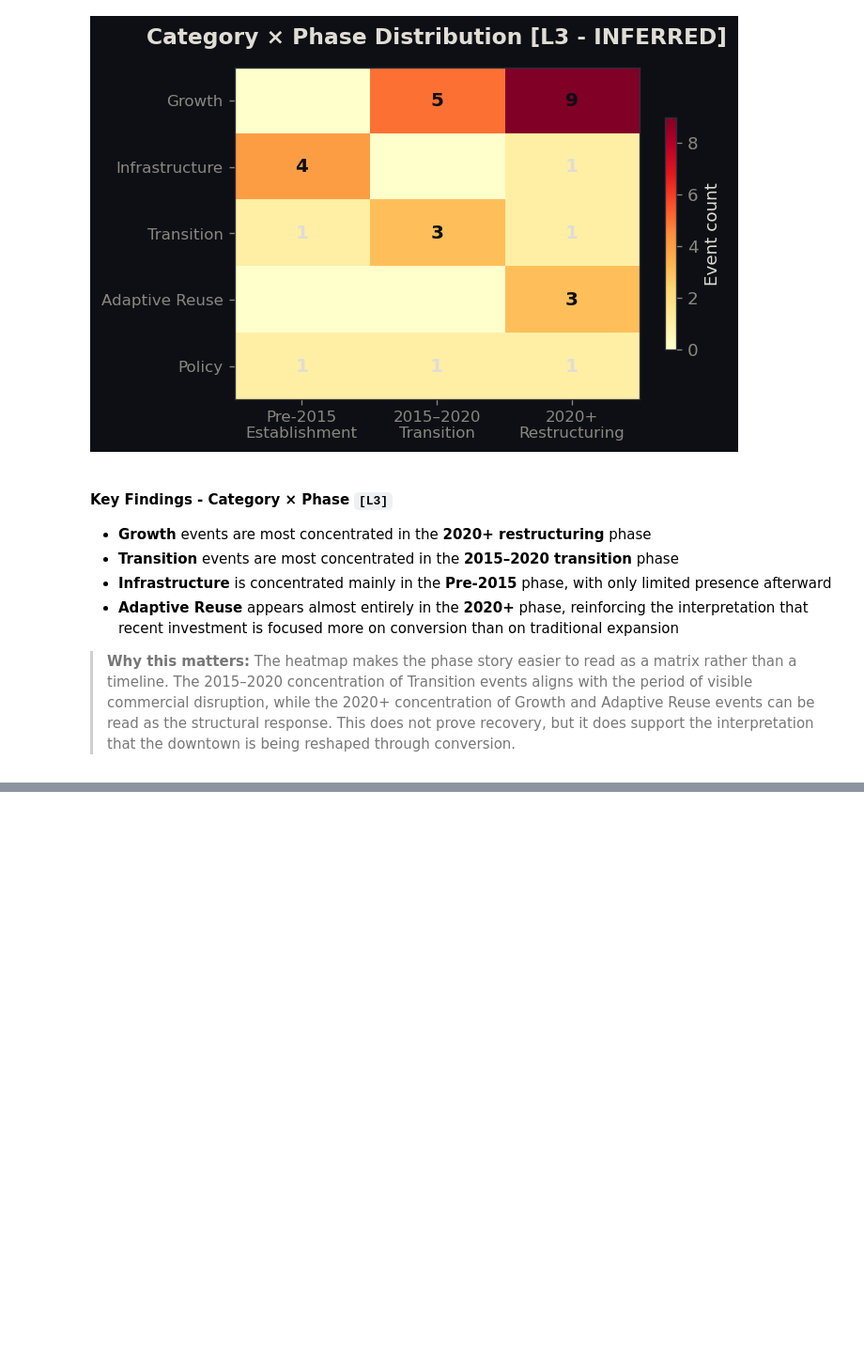
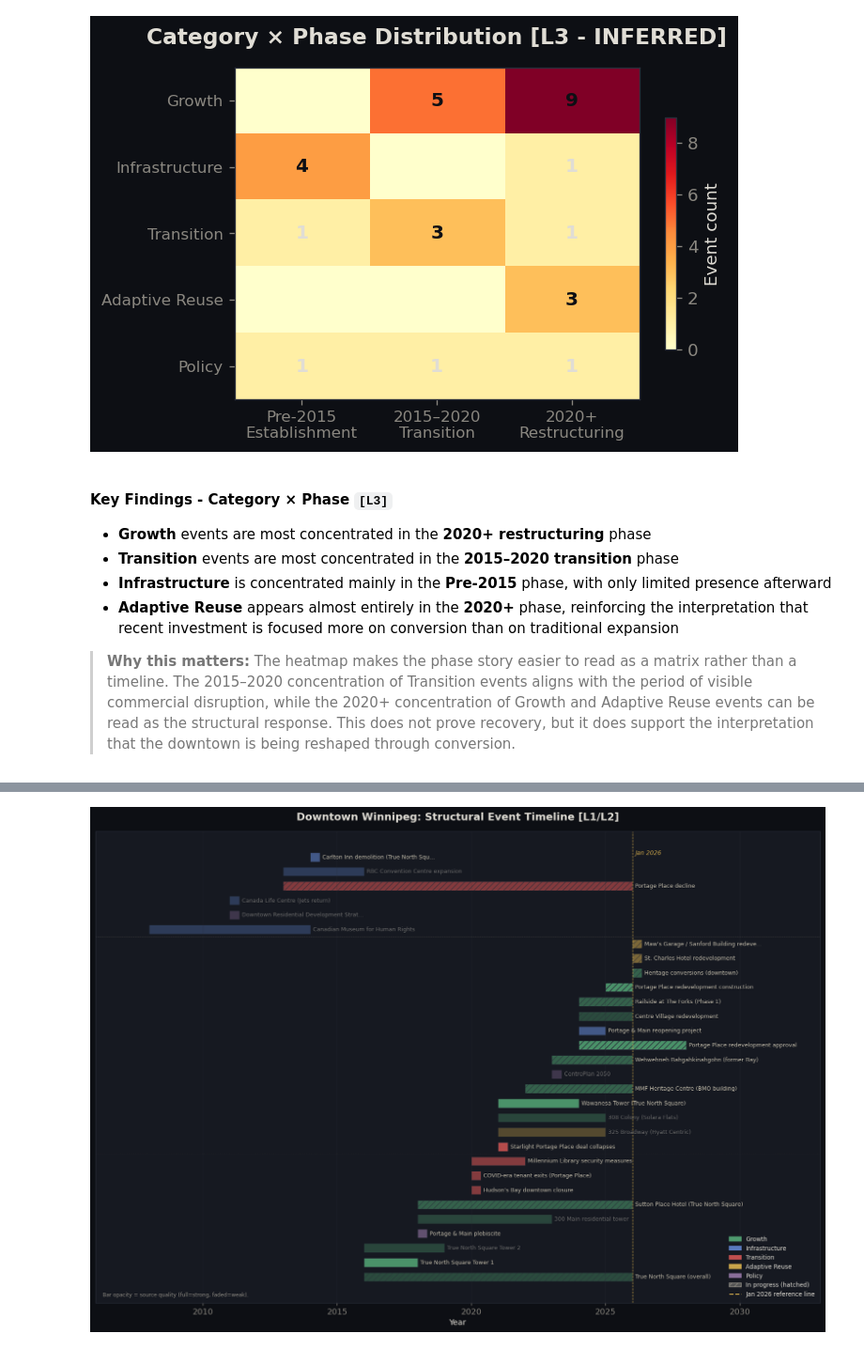
Before and after one commit to rynetroy/comp-2040-project-3, a Jupyter notebook: notebooks/week14.ipynb, the cells around one changed output, grey strips where cells are left out. Shown at 94% size. Drawn from its saved outputs; the diff is of its cells as text; code cells hidden in the pictures; blank space fills up the shorter version.

```diff
--- a/notebooks/week14.ipynb
+++ b/notebooks/week14.ipynb
@@ -915,0 +1105,95 @@ plt.show()
+# %%
+fig, ax = plt.subplots(figsize=(14, 10))
+
+# Sort by phase, then start year, Growth before Transition
+df_g = gantt.sort_values(
+    ['phase', 'year_start', 'impact'],
+    ascending=[True, True, False]
+).reset_index(drop=True)
+
+# Opacity levels based on how well-sourced each event is
+opacity_map = {'strong': 0.95, 'moderate': 0.65, 'weak': 0.35}
+prev_phase = None
+PORTAGE_LABEL = 'Portage Place'
+
+for i, row in df_g.iterrows():
+    start = row['year_start']
+    dur = max(row['year_end'] - start, 0.35)  # minimum width so short events are visible
+    c = TYPE_COLORS.get(row['category'], '#7a7a7a')
+    sq = str(row.get('source_quality', 'moderate'))
+    base_alpha = opacity_map.get(sq, 0.65)
+
+    # Portage Place: confirmed in active deconstruction — always hatched
+    if PORTAGE_LABEL in str(row['task_name']) and not row['is_done']:
+        hatch = '///'
+        alpha = base_alpha
+    else:
+        # Solid bar = completed; hatched = in progress
+        hatch = '' if row['is_done'] else '///'
+        alpha = base_alpha if row['is_done'] else base_alpha * 0.6
+
+    ax.barh(
+        i, dur, left=start, height=0.6,
+        color=c, alpha=alpha,
+        edgecolor='#2a2e3a', linewidth=0.5, hatch=hatch
+    )
+
+    # Truncate long labels and draw them after the bar
+    label = str(row['task_name'])
+    if len(label) > 40:
+        label = label[:38] + '…'
+    txt_color = '#C2BCAB' if sq != 'weak' else '#6a6a6a'
+    ax.text(start + dur + 0.1, i, label, va='center', fontsize=7.5, color=txt_color)
+
+    # Draw a dividing line between phases
+    if row['phase'] != prev_phase and prev_phase is not None:
+        ax.axhline(y=i - 0.5, color='#847D6E', linewidth=0.4, alpha=0.4, linestyle='--')
+    prev_phase = row['phase']
+
+# Vertical line marking January 2026
+JAN_2026_X = 2026.0
+ax.axvline(x=JAN_2026_X, color=ACCENT, linewidth=0.8, linestyle='--', alpha=0.9)
+ax.text(
+    JAN_2026_X + 0.1, len(df_g) - 0.5, 'Jan 2026',
+    color=ACCENT, fontsize=8, va='top', fontstyle='italic'
+)
+
+ax.set_xlim(2006, 2033)
+ax.set_xlabel('Year')
+ax.set_title(
+    'Downtown Winnipeg: Structural Event Timeline [L1/L2]',
+    fontsize=14, fontweight='bold', pad=15
+)
+ax.grid(axis='x', alpha=0.3)
+ax.set_yticks([])  # labels are drawn inline
+
+# Legend
+type_patches = [
+    mpatches.Patch(color=TYPE_COLORS[t], label=t)
+    for t in ['Growth', 'Infrastructure', 'Transition', 'Adaptive Reuse', 'Policy']
+]
+prog_patch = mpatches.Patch(
+    facecolor='#555', hatch='///', edgecolor='#8a8780',
+    label='In progress (hatched)'
+)
+jan_line = plt.Line2D(
+    [0], [0], color=ACCENT, linewidth=1.5, linestyle='--',
+    label='Jan 2026 reference line'
+)
+
+ax.legend(
+    handles=type_patches + [prog_patch, jan_line],
+    loc='lower right', framealpha=0.3, edgecolor='none', fontsize=8
+)
+
+ax.text(
+    0.01, 0.01,
+    'Bar opacity = source quality (full=strong, faded=weak).',
+    transform=ax.transAxes, fontsize=7, color='#8a8780', va='bottom'
+)
+
+plt.tight_layout()
+plt.savefig('fig_gantt.png', bbox_inches='tight', facecolor='#0d0f14')
+plt.show()
+# %% [output]
+[figure, added]
```
Also changed, not shown: parts of 11 cells of this notebook, 4 other files.
